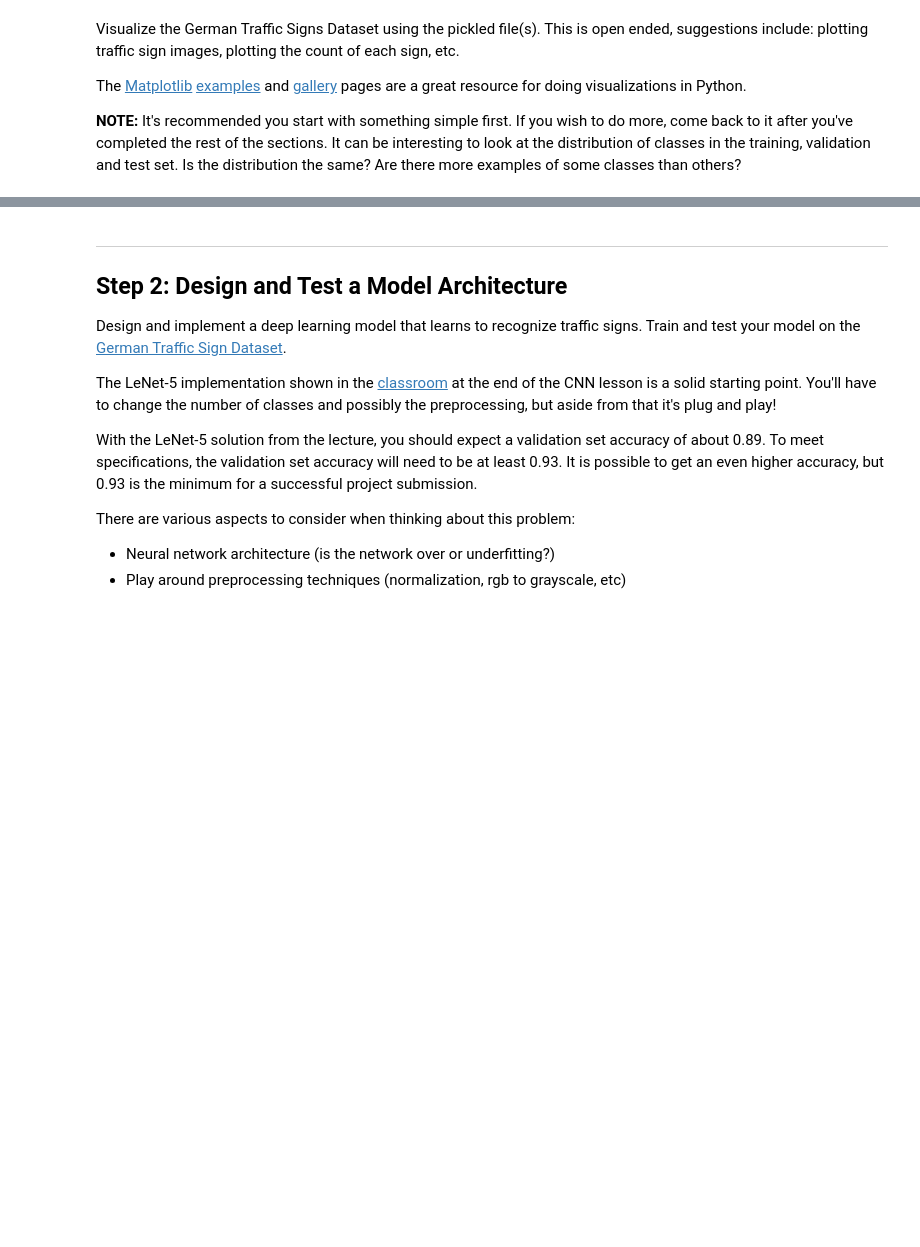
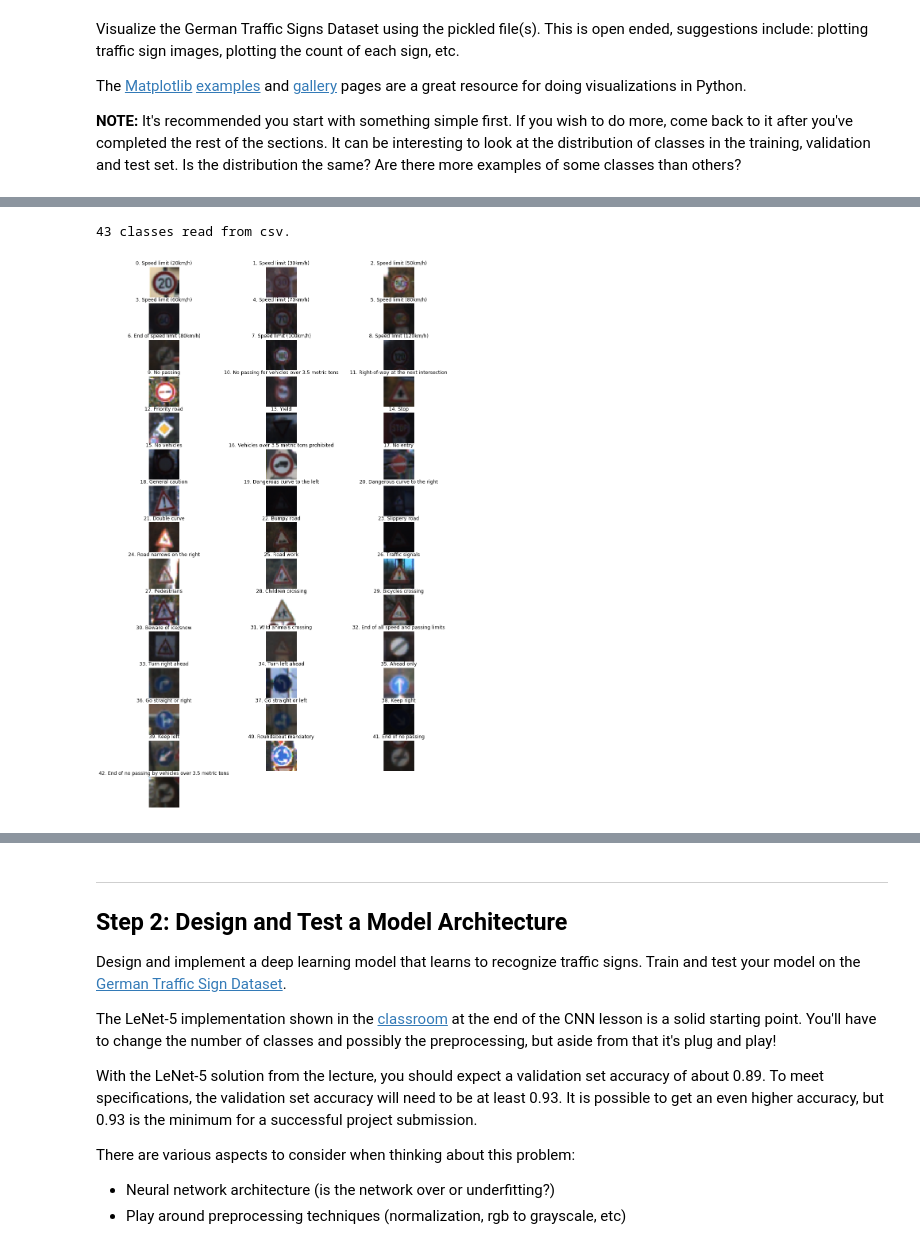
Before and after one commit to ChengJoyceJi/CarND-Traffic-Sign-Classifier-Project, a Jupyter notebook: Traffic_Sign_Classifier.ipynb, the cells around one changed output, grey strips where cells are left out. Cells and saved outputs as stored; diff of their text form; code cells hidden in the pictures; blank space fills up the shorter version.

```diff
--- a/Traffic_Sign_Classifier.ipynb
+++ b/Traffic_Sign_Classifier.ipynb
@@ -103,2 +110,31 @@ print(y_train[index])
+# %%
+import csv
+
+# Read the classes label and names from signnames.csv
+sign_name_dict = {}
+with open('signnames.csv') as csv_file:
+    csv_reader = csv.reader(csv_file, delimiter=',')
+    line_count = 0
+    for row in csv_reader:
+        if line_count != 0:
+            sign_name_dict[int(row[0])] = row[1]
+        line_count += 1
+print(len(sign_name_dict), "classes read from csv.")
+# %% [output]
+43 classes read from csv.
+# %%
+# Print out all the classes and their corresponding sample images
+printed_set = set()
+plt.figure(figsize=(15, 25))
+for img, label in zip(X_train_origin, y_train_origin):
+    if label not in printed_set:
+        plt.subplot(15, 3, label+1)
+        plt.imshow(img)
+        plt.title("{}. {}".format(label, sign_name_dict[label]))
+        plt.axis('off')
+        printed_set.add(label)
+plt.savefig('output_images/all_classes.png')
+# %% [output]
+[figure, added]
 # %%
 # Plot the histogram of the classes in the training set
```
Also changed, not shown: parts of 27 cells of this notebook, 3 other files.
